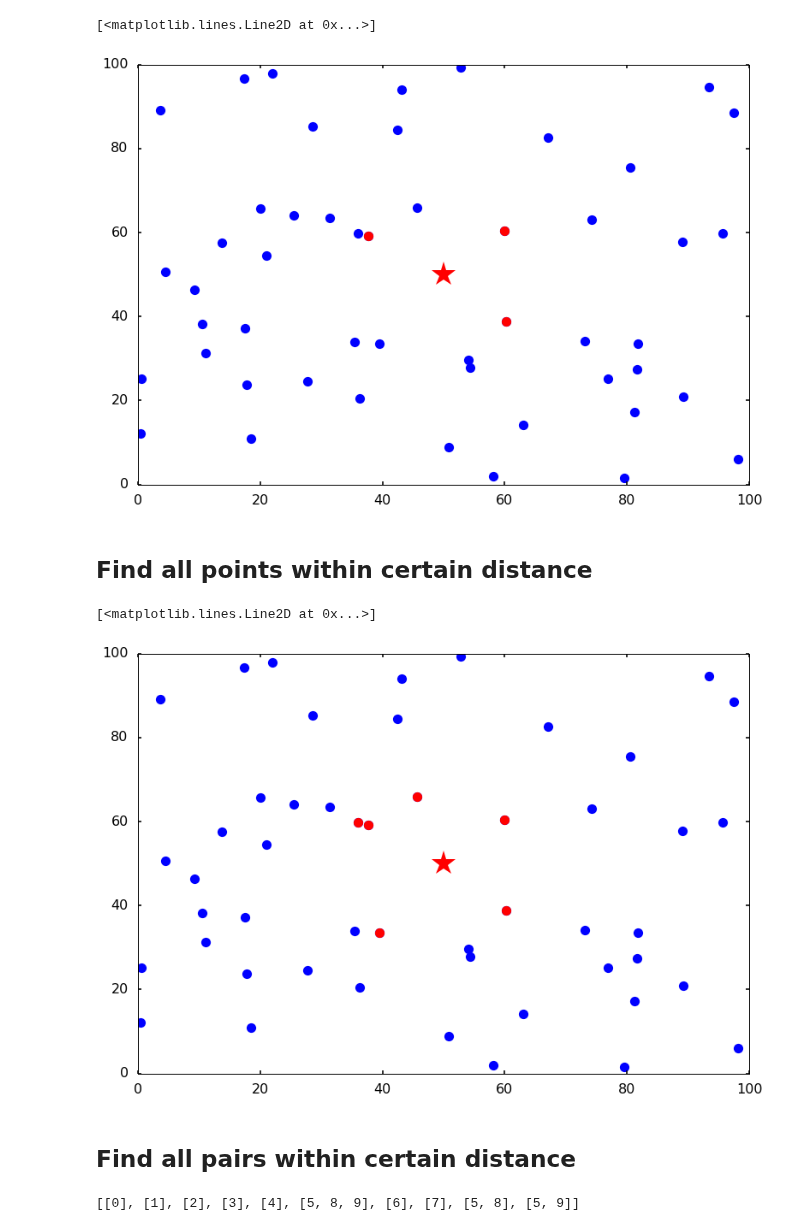
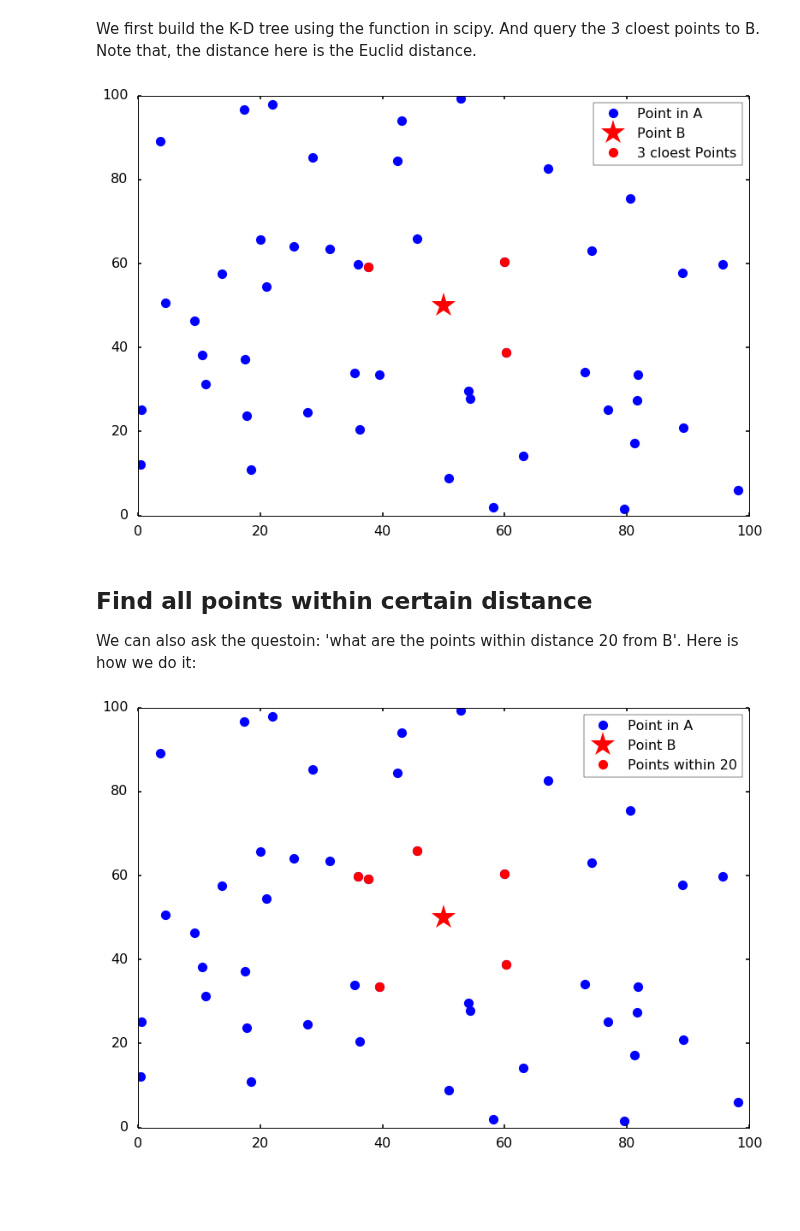
Before and after one commit to qingkaikong/blog, a Jupyter notebook: 2017_32_kdtree/kdtree.ipynb, the cells around one changed output. Drawn from its saved outputs; the diff is of its cells as text; code cells hidden in the pictures; blank space fills up the shorter version.

```diff
--- a/2017_32_kdtree/kdtree.ipynb
+++ b/2017_32_kdtree/kdtree.ipynb
@@ -17 +22,3 @@ kdtree = spatial.cKDTree(A)
+# %% [markdown]
+We first build the K-D tree using the function in scipy. And query the 3 cloest points to B. Note that, the distance here is the Euclid distance.
 # %%
@@ -18,12 +28,15 @@ kdtree = spatial.cKDTree(A)
 # it returns the distance and the index of the points, 3 means we want the top 3 cloest points
 dist, ix = kdtree.query(B, 3)
 # %%
-plt.plot(A[:, 0], A[:, 1], 'o')
-plt.plot(B[0], B[1], 'r*', markersize = 30)
-plt.plot(A[:, 0][ix], A[:, 1][ix], 'ro')
+plt.plot(A[:, 0], A[:, 1], 'o', label = 'Point in A')
+plt.plot(B[0], B[1], 'r*', markersize = 30, label = 'Point B')
+plt.plot(A[:, 0][ix], A[:, 1][ix], 'ro', label = '3 cloest Points')
+plt.legend(numpoints = 1)
+plt.show()
 # %% [output]
-[<matplotlib.lines.Line2D at 0x...>]
-[figure, old version]
+[figure, new version]
-# %% [markdown]
-## Find all points within certain distance
+# %% [markdown]
+## Find all points within certain distance
+
+We can also ask the questoin: 'what are the points within distance 20 from B'. Here is how we do it:
 # %%
@@ -32,14 +45,8 @@ ix_list = kdtree.query_ball_point(B, 20, p = 2.)
 # %%
-plt.plot(A[:, 0], A[:, 1], 'o')
-plt.plot(B[0], B[1], 'r*', markersize = 30)
-plt.plot(A[:, 0][ix_list], A[:, 1][ix_list], 'ro')
+plt.plot(A[:, 0], A[:, 1], 'o', label = 'Point in A')
+plt.plot(B[0], B[1], 'r*', markersize = 30, label = 'Point B')
+plt.plot(A[:, 0][ix_list], A[:, 1][ix_list], 'ro', label = 'Points within 20')
+plt.legend(numpoints = 1)
+plt.show()
 # %% [output]
-[<matplotlib.lines.Line2D at 0x...>]
-[figure, old version]
+[figure, new version]
-# %% [markdown]
-## Find all pairs within certain distance
-# %%
-# let's find all the points within distance 50 from point B
-kdtree.query_ball_tree(kdtree, 10)
-# %% [output]
-[[0], [1], [2], [3], [4], [5, 8, 9], [6], [7], [5, 8], [5, 9]]
```
Also changed, not shown: parts of 23 cells of this notebook, 2 other files.
